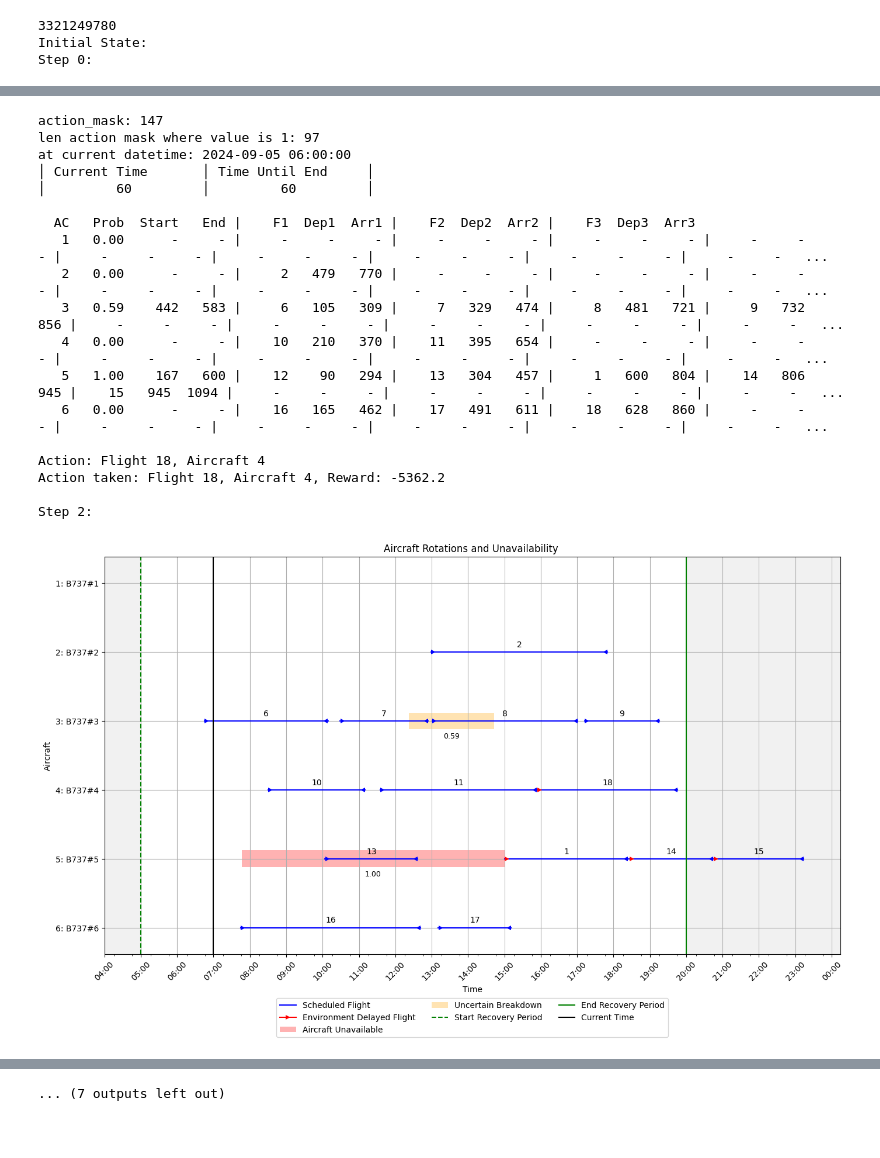
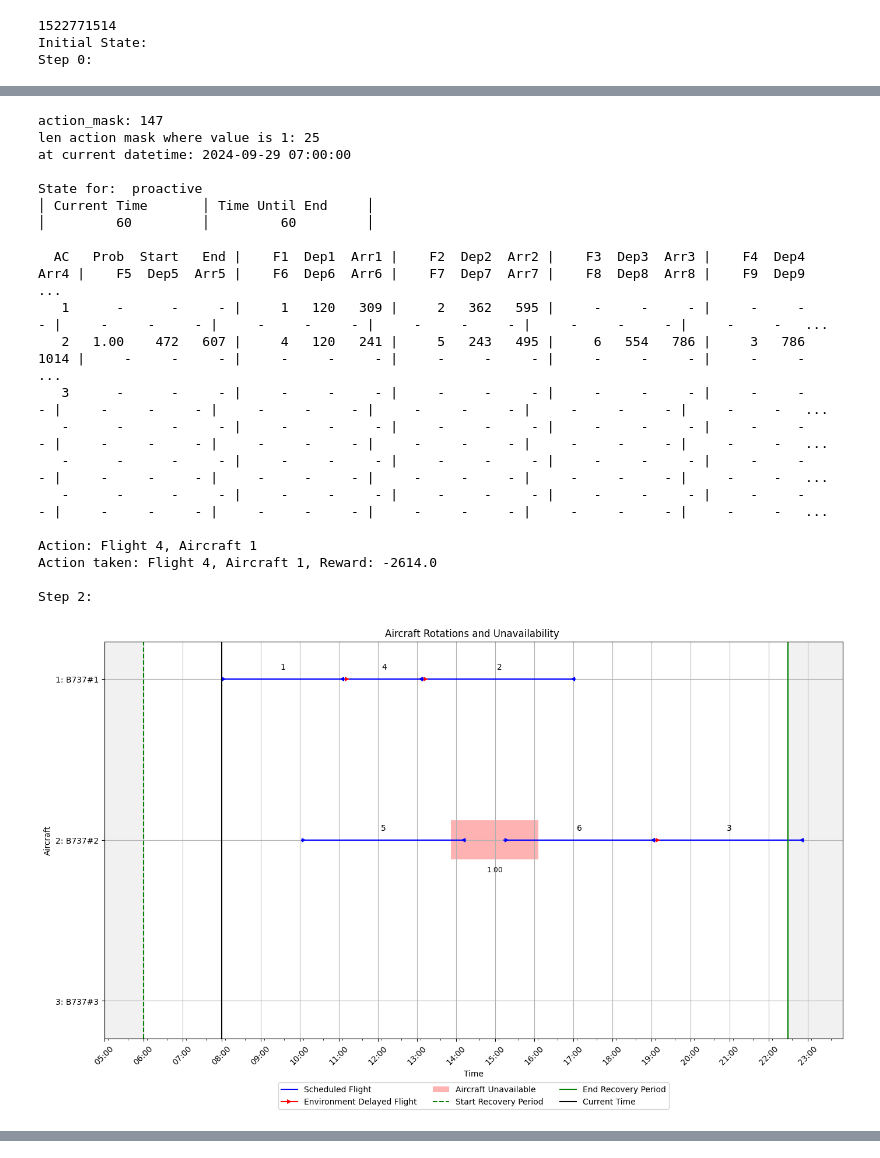
Before and after one commit to elisabethoost/msc-thesis-drl-adm, a Jupyter notebook: notebooks/inference_random.ipynb, the cells around one changed output, grey strips where cells are left out. Saved outputs shown, nothing was run; the diff lists cells and outputs as text; code cells hidden in the pictures; blank space fills up the shorter version.

```diff
--- a/notebooks/inference_random.ipynb
+++ b/notebooks/inference_random.ipynb
@@ -14,8 +14,6 @@ from scripts.visualizations import StatePlotter
 from src.config import TIMESTEP_HOURS
 import time
 
-
-env_type = "proactive"
 
 # Run the random agent
 def run_random_agent(scenario_folder):
@@ -116,7 +114,7 @@ def run_random_agent(scenario_folder):
 
         # Convert observation to float32
         obs = {key: np.array(value, dtype=np.float32) for key, value in obs.items()}
-        print_state_nicely_proactive(env.state)
+        print_state_nicely(env.state, env_type)
         print("")
         # Select an action
         valid_actions = np.where(action_mask == 1)[0]
@@ -158,9 +156,11 @@ def run_random_agent(scenario_folder):
 
     print(f"Total Reward: {total_reward}")
 
+env_type = "proactive"
 
 
-SCENARIO_FOLDER = "../data/Training/6ac-700-diverse/mixed_medium_Scenario_005"
+
+SCENARIO_FOLDER = "../data/Training/3ac-5-deterministic-na/Scenario_01"
 
 # Verify folder exists
 if not os.path.exists(SCENARIO_FOLDER):
@@ -169,6 +169,6 @@ if not os.path.exists(SCENARIO_FOLDER):
 # Run the random agent
 run_random_agent(SCENARIO_FOLDER)
 # %% [output]
-3321249780
+1522771514
 Initial State:
 Step 0:
@@ -195,20 +197,22 @@ Step 1:
 action_mask: 147
-len action mask where value is 1: 97
-at current datetime: 2024-09-05 06:00:00
+len action mask where value is 1: 25
+at current datetime: 2024-09-29 07:00:00
+
+State for:  proactive
 │ Current Time       │ Time Until End     │
 │         60         │         60         │
 
-  AC   Prob  Start   End |    F1  Dep1  Arr1 |    F2  Dep2  Arr2 |    F3  Dep3  Arr3
-   1   0.00      -     - |     -     -     - |     -     -     - |     -     -     - |     -     -     - |     -     -     - |     -     -     - |     -     -     - |     -     -     - |     -     -   ...
-   2   0.00      -     - |     2   479   770 |     -     -     - |     -     -     - |     -     -     - |     -     -     - |     -     -     - |     -     -     - |     -     -     - |     -     -   ...
-   3   0.59    442   583 |     6   105   309 |     7   329   474 |     8   481   721 |     9   732   856 |     -     -     - |     -     -     - |     -     -     - |     -     -     - |     -     -   ...
-   4   0.00      -     - |    10   210   370 |    11   395   654 |     -     -     - |     -     -     - |     -     -     - |     -     -     - |     -     -     - |     -     -     - |     -     -   ...
-   5   1.00    167   600 |    12    90   294 |    13   304   457 |     1   600   804 |    14   806   945 |    15   945  1094 |     -     -     - |     -     -     - |     -     -     - |     -     -   ...
-   6   0.00      -     - |    16   165   462 |    17   491   611 |    18   628   860 |     -     -     - |     -     -     - |     -     -     - |     -     -     - |     -     -     - |     -     -   ...
+  AC   Prob  Start   End |    F1  Dep1  Arr1 |    F2  Dep2  Arr2 |    F3  Dep3  Arr3 |    F4  Dep4  Arr4 |    F5  Dep5  Arr5 |    F6  Dep6  Arr6 |    F7  Dep7  Arr7 |    F8  Dep8  Arr8 |    F9  Dep9   ...
+   1      -      -     - |     1   120   309 |     2   362   595 |     -     -     - |     -     -     - |     -     -     - |     -     -     - |     -     -     - |     -     -     - |     -     -   ...
+   2   1.00    472   607 |     4   120   241 |     5   243   495 |     6   554   786 |     3   786  1014 |     -     -     - |     -     -     - |     -     -     - |     -     -     - |     -     -   ...
+   3      -      -     - |     -     -     - |     -     -     - |     -     -     - |     -     -     - |     -     -     - |     -     -     - |     -     -     - |     -     -     - |     -     -   ...
+   -      -      -     - |     -     -     - |     -     -     - |     -     -     - |     -     -     - |     -     -     - |     -     -     - |     -     -     - |     -     -     - |     -     -   ...
+   -      -      -     - |     -     -     - |     -     -     - |     -     -     - |     -     -     - |     -     -     - |     -     -     - |     -     -     - |     -     -     - |     -     -   ...
+   -      -      -     - |     -     -     - |     -     -     - |     -     -     - |     -     -     - |     -     -     - |     -     -     - |     -     -     - |     -     -     - |     -     -   ...
 
-Action: Flight 18, Aircraft 4
-Action taken: Flight 18, Aircraft 4, Reward: -5362.2
+Action: Flight 4, Aircraft 1
+Action taken: Flight 4, Aircraft 1, Reward: -2614.0
 
 Step 2:
-[figure, old version]
+[figure, new version]
 action_mask: 147
@@ -271 +237,0 @@ Step 5:
-... (7 outputs left out)
```
Also changed, not shown: parts of 1 cell of this notebook, 3 other files.
